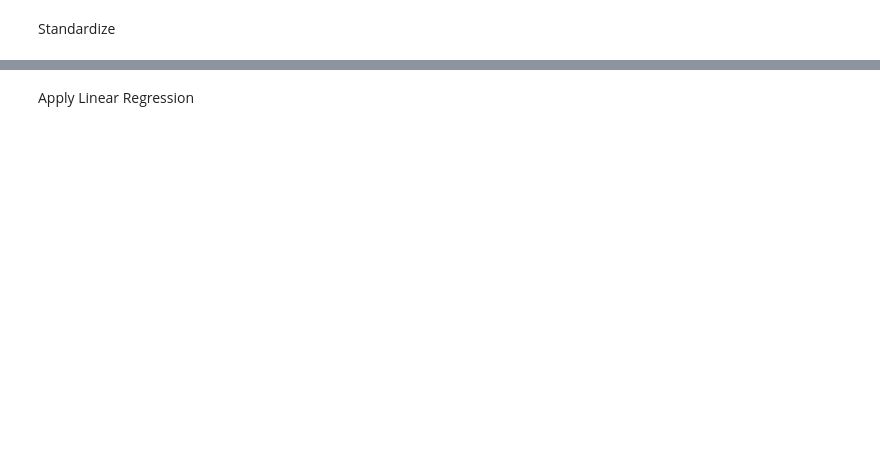
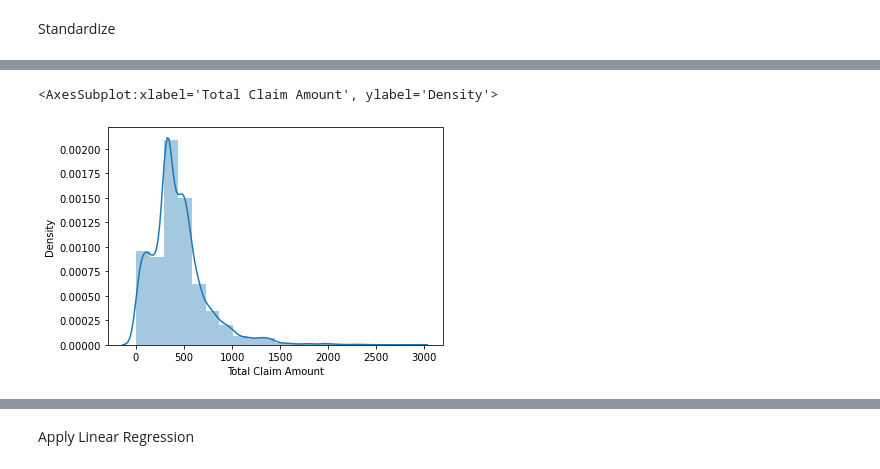
Before and after one commit to CristinaBaltaDAFTJAN2022/IronCristina, a Jupyter notebook: Health_Care_For_All_Case_Study/Data/Data Customer w4 d4.ipynb, the cells around one changed output, grey strips where cells are left out. Cells and saved outputs as stored; diff of their text form; code cells hidden in the pictures; blank space fills up the shorter version.

```diff
--- a/Health_Care_For_All_Case_Study/Data/Data Customer w4 d4.ipynb
+++ b/Health_Care_For_All_Case_Study/Data/Data Customer w4 d4.ipynb
@@ -607,0 +673,5 @@ vehicles_df
+# %%
+sns.distplot((vehicles_df["Total Claim Amount"]), bins=20)
+# %% [output]
+<AxesSubplot:xlabel='Total Claim Amount', ylabel='Density'>
+[figure, added]
```
Also changed, not shown: parts of 75 cells of this notebook.
